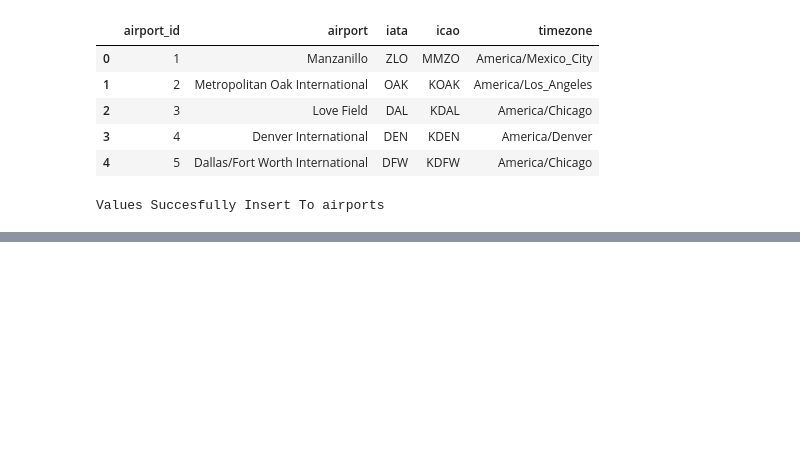
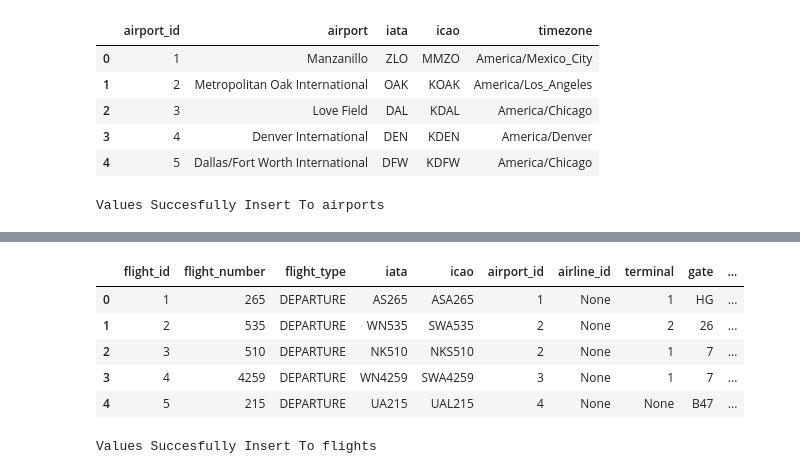
Before and after one commit to jared3194/project-2, a Jupyter notebook: src/LAX-Dataset.ipynb, the cells around one changed output, grey strips where cells are left out. Drawn from its saved outputs; the diff is of its cells as text; code cells hidden in the pictures; blank space fills up the shorter version.

```diff
--- a/src/LAX-Dataset.ipynb
+++ b/src/LAX-Dataset.ipynb
@@ -195,4 +180,18 @@ flights_d_df = flights_df[['flight_number', 'iata', 'icao', 'departure_airport',
                            'departure_delay', 'departure_scheduled', \
                            'departure_estimated', 'departure_actual', \
                            'departure_estimated_runway', 'departure_actual_runway']]
-flights_d_df = flights_d_df.head()
+
+flights_d_df = flights_d_df.head() # test
+
+flights_d_df = flights_d_df.assign(flight_type = 'DEPARTURE') #flight type
+flights_d_df = flights_d_df.assign(airline_id = None)
+
+flights_d_df['airport_id'] = flights_d_df['departure_airport']. \
+                             apply(lambda element: find_airport_id(conn, element ))
+
+flights_d_df = flights_d_df.rename(columns = {'departure_terminal': 'terminal', 'departure_gate': 'gate', \
+                                              'departure_delay': 'delay', 'departure_scheduled': 'scheduled', \
+                                              'departure_estimated': 'estimated', 'departure_actual': 'actual', \
+                                              'departure_estimated_runway': 'estimated_runway', \
+                                              'departure_actual_runway': 'actual_runway'  })
+flights_d_df
@@ -237,2 +233,32 @@ KeyError: 'arrival_airport'
+# %%
+# combine departure and arrival flights
+all_flights_df = pd.concat([flights_d_df, flights_a_df])
+
+all_flights_df.drop(columns = ['departure_airport', 'arrival_airport'])
+all_flights_df = all_flights_df.dropna(subset = ['flight_number', 'iata', 'icao', 'airport_id'])
+
+# sort columns for table insert
+all_flights_df = all_flights_df[['flight_number', 'flight_type', 'iata', 'icao', 'airport_id', 'airline_id', \
+                                 'terminal', 'gate', 'baggage', 'delay', 'scheduled', 'estimated', 'actual', \
+                                 'estimated_runway', 'actual_runway' ]]
+
+
+all_flights_df.index = np.arange(1, len(all_flights_df) + 1) #use index as flight id
+all_flights_df.reset_index(inplace = True)
+all_flights_df = all_flights_df.rename(columns = {"index": "flight_id"})
+
+all_flights_df.head()
+# %% [output]
+|  | flight_id | flight_number | flight_type | iata | icao | airport_id | airline_id | terminal | gate | ... |
+| 0 | 1 | 265 | DEPARTURE | AS265 | ASA265 | 1 | None | 1 | HG | ... |
+| 1 | 2 | 535 | DEPARTURE | WN535 | SWA535 | 2 | None | 2 | 26 | ... |
+| 2 | 3 | 510 | DEPARTURE | NK510 | NKS510 | 2 | None | 1 | 7 | ... |
+| 3 | 4 | 4259 | DEPARTURE | WN4259 | SWA4259 | 3 | None | 1 | 7 | ... |
+| 4 | 5 | 215 | DEPARTURE | UA215 | UAL215 | 4 | None | None | B47 | ... |
+# %%
+# flights insert df to table
+insertvalues(conn, "flights", all_flights_df)
+# %% [output]
+Values Succesfully Insert To flights
 # %%
 closeconnection(conn);
```
Also changed, not shown: parts of 7 cells of this notebook, 1 other file.
